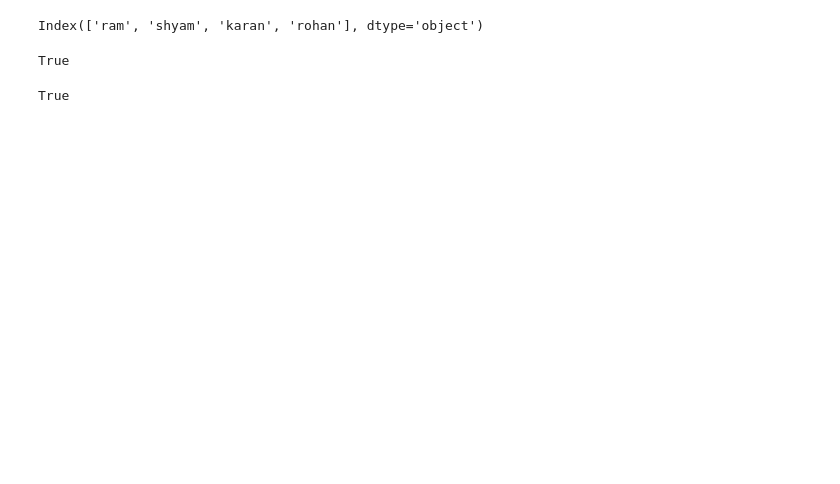
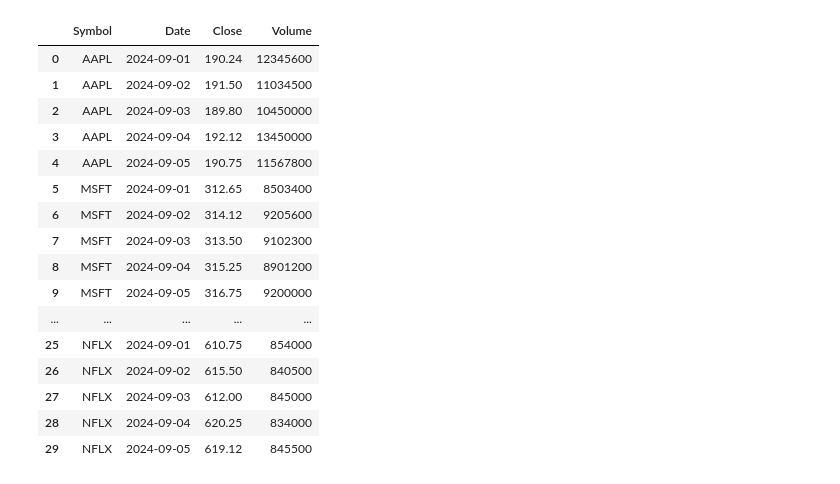
Before and after one commit to pandithimanshu/d_analysis, a Jupyter notebook: Untitled1.ipynb, the cells around one changed output. Cells and saved outputs as stored; diff of their text form; code cells hidden in the pictures; blank space fills up the shorter version.

```diff
--- a/Untitled1.ipynb
+++ b/Untitled1.ipynb
@@ -79,12 +3,49 @@ array([ 22, 534, 234, 252])
-# %%
-marks.index
-# %% [output]
-Index(['ram', 'shyam', 'karan', 'rohan'], dtype='object')
-# %%
-marks.is_unique
-# %% [output]
-True
-# %%
-him.is_unique
-# %% [output]
-True
+# %%
+data = {
+    'Symbol': ['AAPL', 'AAPL', 'AAPL', 'AAPL', 'AAPL',
+               'MSFT', 'MSFT', 'MSFT', 'MSFT', 'MSFT',
+               'GOOG', 'GOOG', 'GOOG', 'GOOG', 'GOOG',
+               'TSLA', 'TSLA', 'TSLA', 'TSLA', 'TSLA',
+               'AMZN', 'AMZN', 'AMZN', 'AMZN', 'AMZN',
+               'NFLX', 'NFLX', 'NFLX', 'NFLX', 'NFLX'],
+    'Date': ['2024-09-01', '2024-09-02', '2024-09-03', '2024-09-04', '2024-09-05',
+             '2024-09-01', '2024-09-02', '2024-09-03', '2024-09-04', '2024-09-05',
+             '2024-09-01', '2024-09-02', '2024-09-03', '2024-09-04', '2024-09-05',
+             '2024-09-01', '2024-09-02', '2024-09-03', '2024-09-04', '2024-09-05',
+             '2024-09-01', '2024-09-02', '2024-09-03', '2024-09-04', '2024-09-05',
+             '2024-09-01', '2024-09-02', '2024-09-03', '2024-09-04', '2024-09-05'],
+    'Close': [190.24, 191.50, 189.80, 192.12, 190.75,
+              312.65, 314.12, 313.50, 315.25, 316.75,
+              2815.72, 2820.23, 2805.50, 2812.25, 2800.75,
+              751.25, 760.12, 758.45, 765.12, 762.50,
+              3500.65, 3512.50, 3495.25, 3520.50, 3510.12,
+              610.75, 615.50, 612.00, 620.25, 619.12],
+    'Volume': [12345600, 11034500, 10450000, 13450000, 11567800,
+               8503400, 9205600, 9102300, 8901200, 9200000,
+               750000, 740500, 732000, 725600, 730000,
+               1542300, 1482500, 1523400, 1456700, 1503400,
+               1300000, 1256700, 1265000, 1283400, 1305000,
+               854000, 840500, 845000, 834000, 845500]
+}
+# %%
+df = pd.DataFrame(data)
+# %%
+df
+# %% [output]
+|  | Symbol | Date | Close | Volume |
+| 0 | AAPL | 2024-09-01 | 190.24 | 12345600 |
+| 1 | AAPL | 2024-09-02 | 191.50 | 11034500 |
+| 2 | AAPL | 2024-09-03 | 189.80 | 10450000 |
+| 3 | AAPL | 2024-09-04 | 192.12 | 13450000 |
+| 4 | AAPL | 2024-09-05 | 190.75 | 11567800 |
+| 5 | MSFT | 2024-09-01 | 312.65 | 8503400 |
+| 6 | MSFT | 2024-09-02 | 314.12 | 9205600 |
+| 7 | MSFT | 2024-09-03 | 313.50 | 9102300 |
+| 8 | MSFT | 2024-09-04 | 315.25 | 8901200 |
+| 9 | MSFT | 2024-09-05 | 316.75 | 9200000 |
+| ... | ... | ... | ... | ... |
+| 25 | NFLX | 2024-09-01 | 610.75 | 854000 |
+| 26 | NFLX | 2024-09-02 | 615.50 | 840500 |
+| 27 | NFLX | 2024-09-03 | 612.00 | 845000 |
+| 28 | NFLX | 2024-09-04 | 620.25 | 834000 |
+| 29 | NFLX | 2024-09-05 | 619.12 | 845500 |
```
Also changed, not shown: parts of 23 cells of this notebook, 8 other files.
